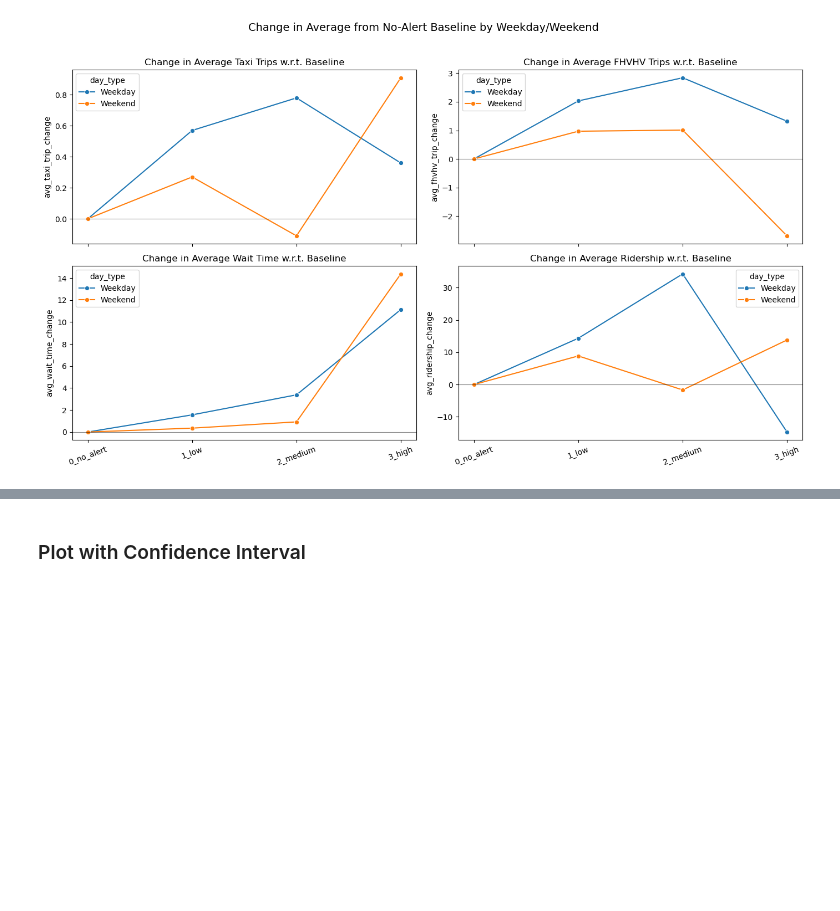
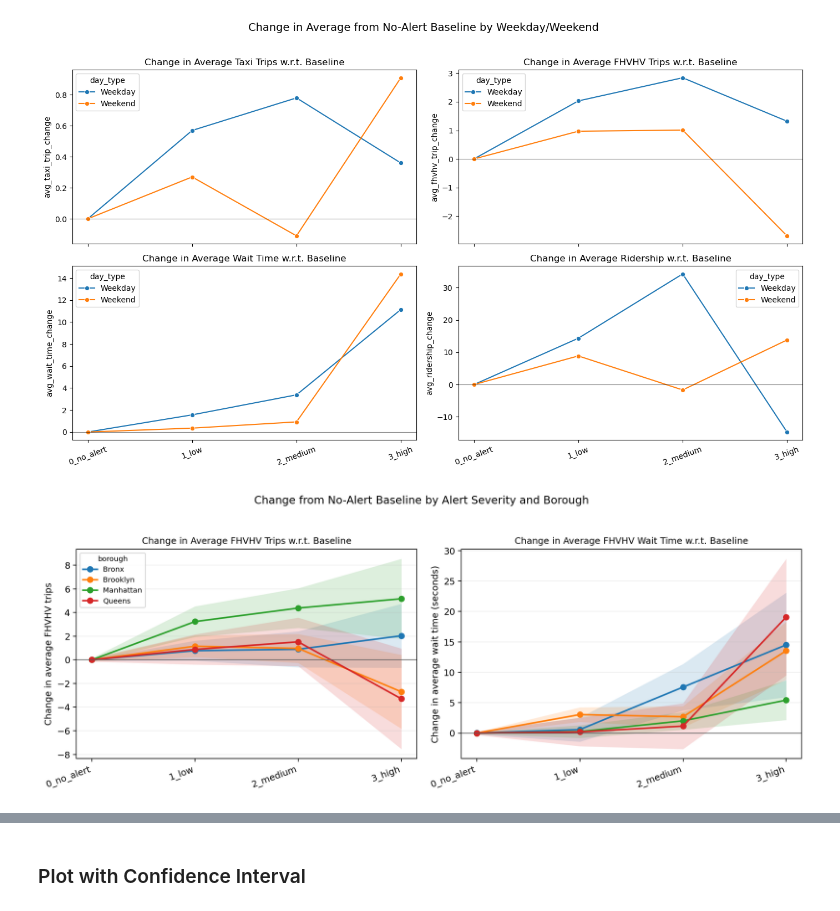
Before and after one commit to hannimeee/nyc_taxi_demand_response, a Jupyter notebook: code/04_exploratory_analysis.ipynb, the cells around one changed output, grey strips where cells are left out. Drawn from its saved outputs; the diff is of its cells as text; code cells hidden in the pictures; blank space fills up the shorter version.

```diff
--- a/code/04_exploratory_analysis.ipynb
+++ b/code/04_exploratory_analysis.ipynb
@@ -848,3 +872,53 @@ plot_alert_changes(
 +-----------+------------+--------------------+---------------------+--------------------+--------------------+
 [figure]
 [figure]
+# %%
+def plot_change_with_ci_ribbons():
+    metrics = [
+        (
+            "avg_fhvhv_trip_change",
+            "ci95_fhvhv_trip_change",
+            "Change in Average FHVHV Trips w.r.t. Baseline",
+            "Change in average FHVHV trips"
+        ),
+        (
+            "avg_wait_time_change",
+            "ci95_wait_time_change",
+            "Change in Average FHVHV Wait Time w.r.t. Baseline",
+            "Change in average wait time (seconds)"
+        ),
+    ]
+
+    fig, axes = plt.subplots(1, 2, figsize=(12, 4.5), dpi=180, sharex=True)
+    x = np.arange(len(alert_order))
+
+    for ax, (metric, ci_metric, title, ylabel) in zip(axes, metrics):
+        for borough in borough_order[:4]:
+            sub = (
+                ci_pd[ci_pd["borough"] == borough]
+                .set_index("alert_level")
+                .reindex(alert_order)
+            )
+
+            y = sub[metric].astype(float).to_numpy()
+            ci = sub[ci_metric].astype(float).fillna(0).to_numpy()
+            color = borough_palette[borough]
+
+            ax.plot(x, y, marker="o", linewidth=1.8, color=color, label=borough)
+            ax.fill_between(x, y - ci, y + ci, color=color, alpha=0.16, linewidth=0)
+
+        ax.axhline(0, color="0.35", linewidth=0.8)
+        ax.set_title(title, fontsize=10)
+        ax.set_ylabel(ylabel)
+        ax.set_xticks(x)
+        ax.set_xticklabels(alert_order, rotation=20, ha="right")
+        ax.grid(axis="y", alpha=0.2)
+
+    axes[0].legend(title="borough", fontsize=8, title_fontsize=8)
+    fig.suptitle("Change from No-Alert Baseline by Alert Severity and Borough", fontsize=12, y=1.04)
+    plt.tight_layout()
+    plt.show()
+
+plot_change_with_ci_ribbons()
+# %% [output]
+[figure, added]
```
Also changed, not shown: parts of 8 cells of this notebook.
